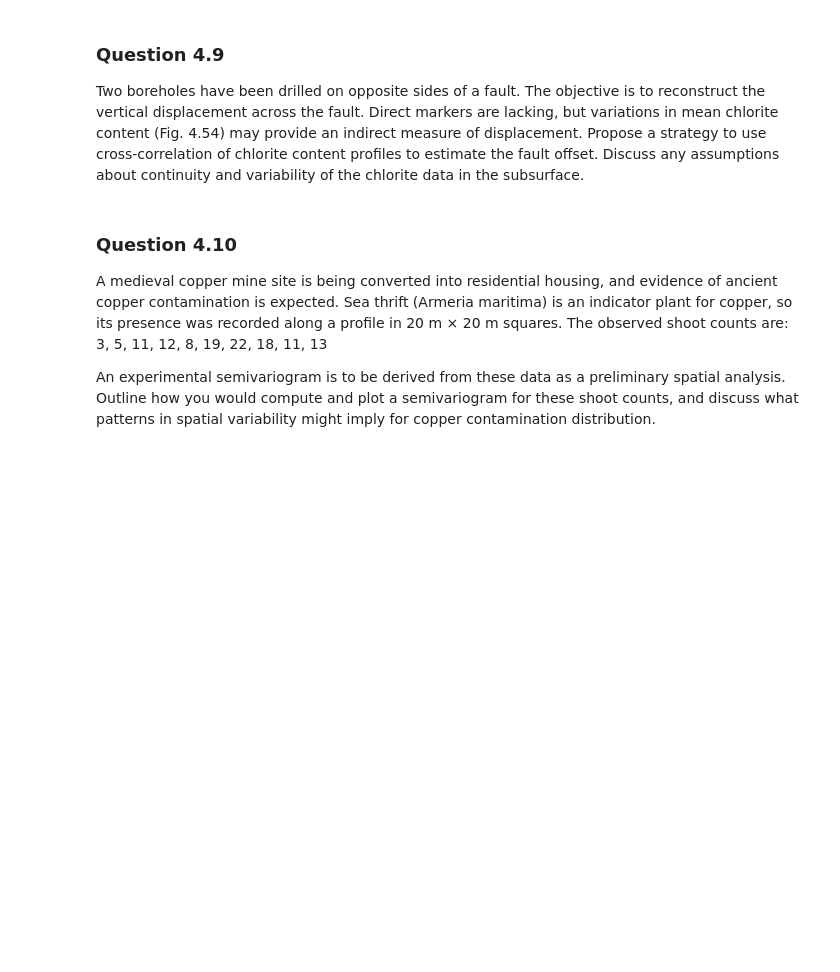
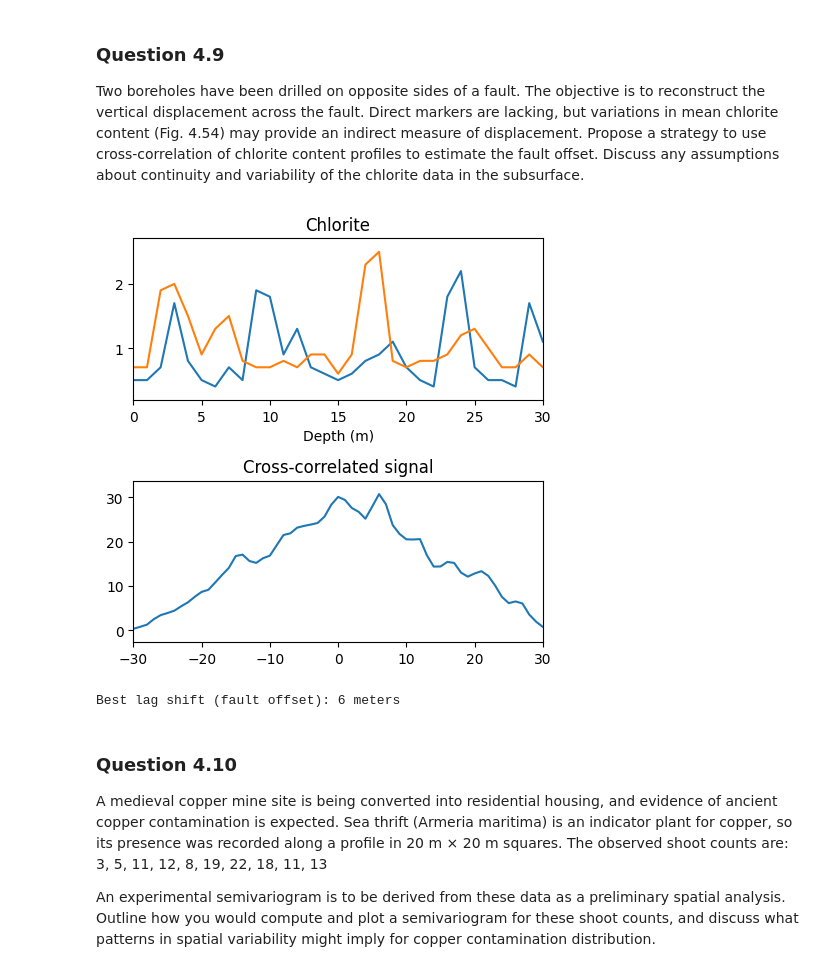
Before and after one commit to iGeology-Illinois/geol-581-module-3-principles-of-uncertainty-chapter-4-Kareaux, a Jupyter notebook: GEOL581_M3StatsHW.ipynb, the cells around one changed output. Drawn from its saved outputs; the diff is of its cells as text; code cells hidden in the pictures; blank space fills up the shorter version.

```diff
--- a/GEOL581_M3StatsHW.ipynb
+++ b/GEOL581_M3StatsHW.ipynb
@@ -368,16 +368,56 @@ Two boreholes have been drilled on opposite sides of a fault. The objective is t
 # %%
 # Hints and Starting Code for Question 4.9
 
 import numpy as np
 import pandas as pd
 import matplotlib.pyplot as plt
 from scipy.signal import correlate
 
 # Approach Hints:
 # 1. Represent each borehole's chlorite content profile as a 1D series of numeric values at depth intervals.
 # 2. Use the scipy.signal.correlate function to compute cross-correlation between the two profiles.
 # 3. Identify the lag (depth shift) that maximizes correlation as an estimate of displacement.
 # 4. Carefully consider sampling intervals, data resolution, and boundary effects.
+
+#Represent chlorite content in each borehole from Figure 4.54 in the book
+Fig454 = {'Depth': [0,1,2,3,4,5,6,7,8,9,10,11,12,13,14,15,16,17,18,19,20,21,22,23,24,25,26,27,28,29,30],
+          'B1': [0.5,0.5,0.7,1.7,0.8,0.5,0.4,0.7,0.5,1.9,1.8,0.9,1.3,0.7,0.6,0.5,0.6,0.8,0.9,1.1,0.7,0.5,0.4,1.8,2.2,0.7,0.5,0.5,0.4,1.7,1.1],
+          'B2': [0.7,0.7,1.9,2,1.5,0.9,1.3,1.5,0.8,0.7,0.7,0.8,0.7,0.9,0.9,0.6,0.9,2.3,2.5,0.8,0.7,0.8,0.8,0.9,1.2,1.3,1,0.7,0.7,0.9,0.7]}
+
+chlorite = pd.DataFrame(Fig454)
+
+#Compute  correlation as function of displacement
+correlate_B1_B2 = correlate(chlorite['B1'], chlorite['B2'], mode='full')
+
+depth=chlorite['Depth']
+lags=np.arange(-len(depth)+1, len(depth))
+
+B1 = chlorite['B1']
+B2 = chlorite['B2']
+
+#Plot results
+fig, (ax_B1, ax_correlate_B1_B_2) = plt.subplots(2, 1, figsize=(4.8, 4.8))
+ax_B1.plot(B1)
+ax_B1.set_title('Chlorite')
+ax_B1.plot(B2)
+ax_B1.set_xlabel('Depth (m)')
+
+ax_correlate_B1_B_2.plot(lags, correlate_B1_B2)
+ax_correlate_B1_B_2.set_title('Cross-correlated signal')
+
+ax_B1.margins(0, 0.1)
+ax_B2.margins(0, 0.1)
+ax_correlate_B1_B_2.margins(0, 0.1)
+fig.tight_layout()
+plt.show()
+
+#Lag Shift discussion
+max_correlation_index = np.argmax(correlate_B1_B2)
+best_lag_shift = lags[max_correlation_index]
+print(f"Best lag shift (fault offset): {best_lag_shift} meters")
+# %% [output]
+[figure, added]
+Best lag shift (fault offset): 6 meters
 # %% [markdown]
 ### Question 4.10
 A medieval copper mine site is being converted into residential housing, and evidence of ancient copper contamination is expected. Sea thrift (Armeria maritima) is an indicator plant for copper, so its presence was recorded along a profile in 20 m × 20 m squares. The observed shoot counts are:
```
